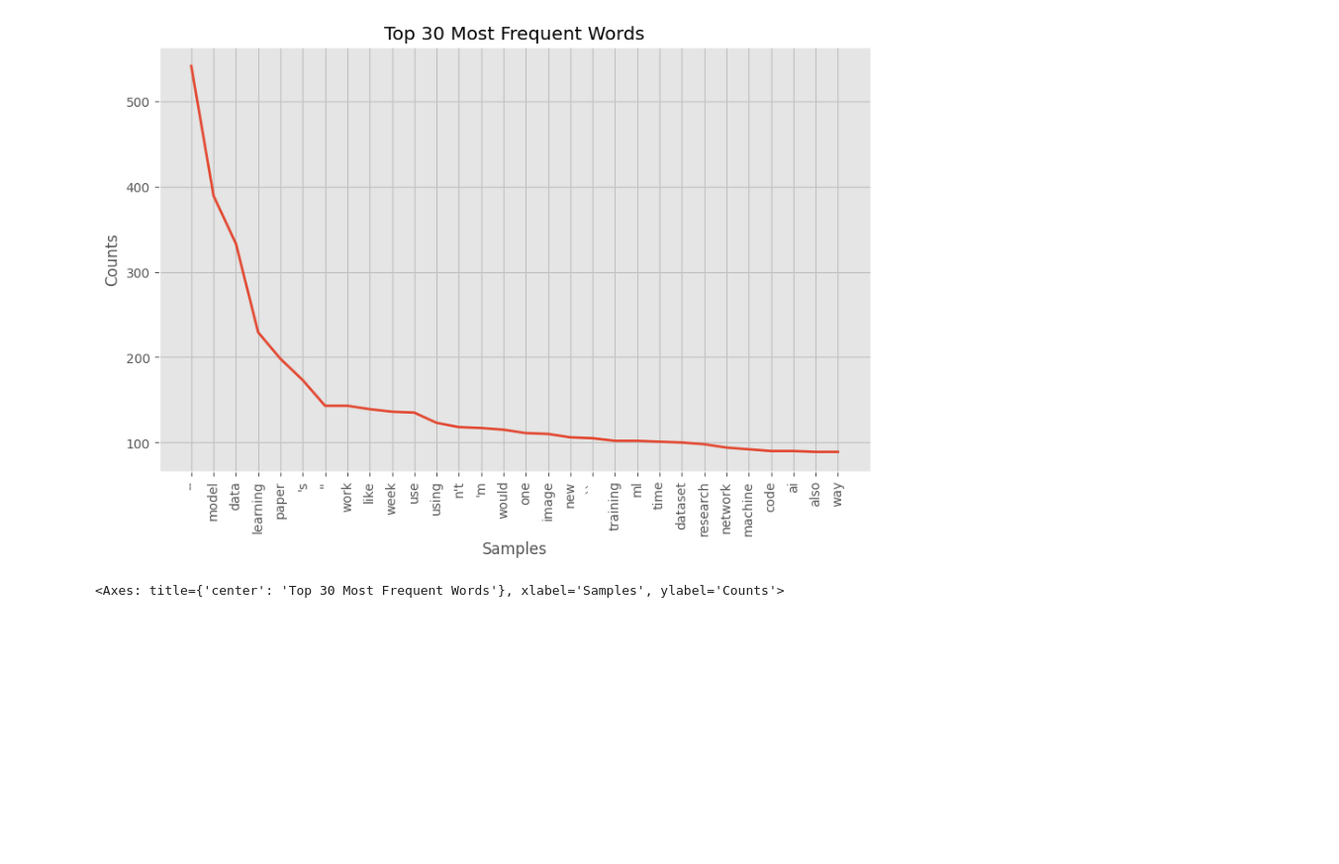
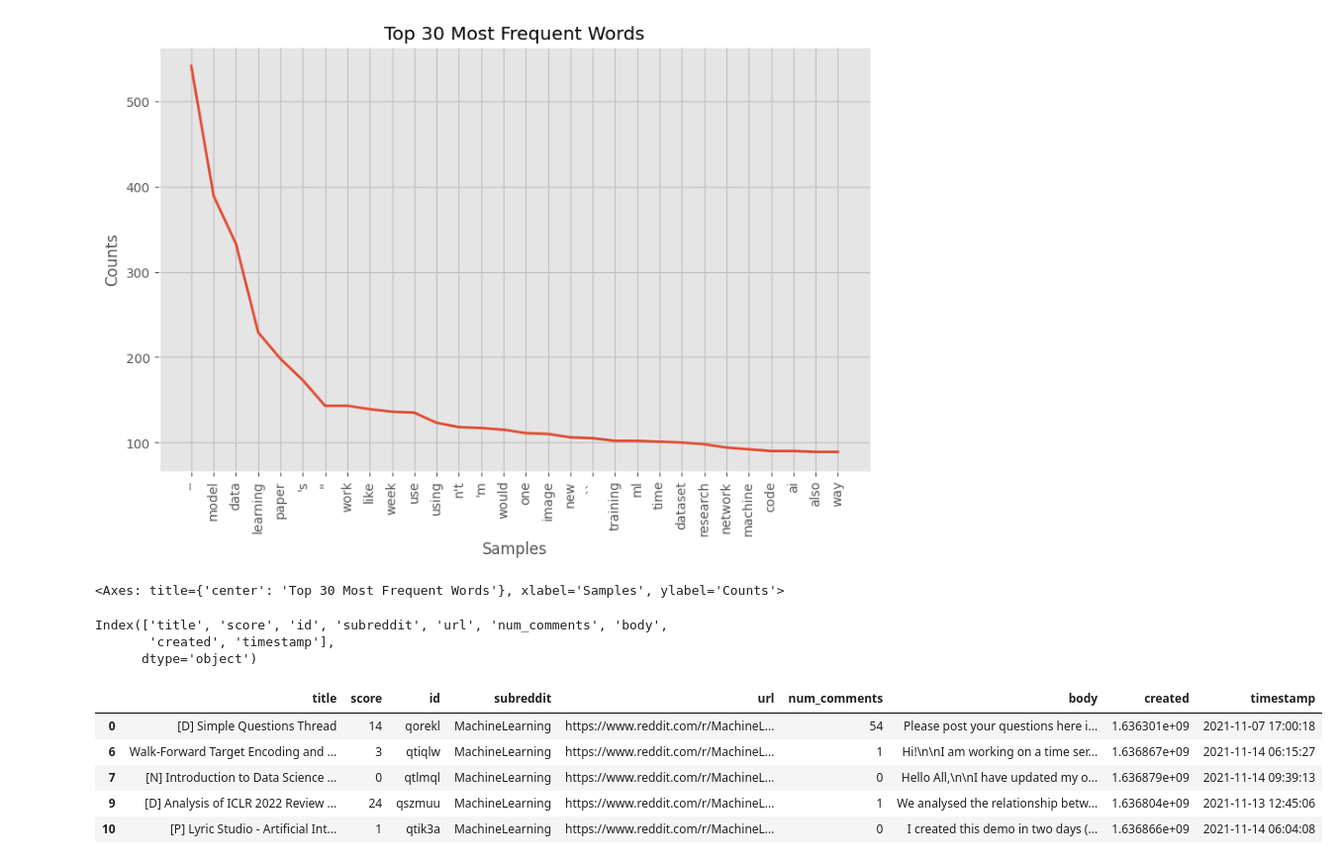
Before and after one commit to fszymanski13/text-mining1, a Jupyter notebook: notebook.ipynb, the cells around one changed output. Shown at 99% size. Drawn from its saved outputs; the diff is of its cells as text; code cells hidden in the pictures; blank space fills up the shorter version.

```diff
--- a/notebook.ipynb
+++ b/notebook.ipynb
@@ -237,0 +257,20 @@ freq_dist.plot(30, cumulative=False)
+# %%
+
+
+# inspect the data
+df.columns
+# %% [output]
+Index(['title', 'score', 'id', 'subreddit', 'url', 'num_comments', 'body',
+       'created', 'timestamp'],
+      dtype='object')
+# %%
+
+
+df.head()
+# %% [output]
+|  | title | score | id | subreddit | url | num_comments | body | created | timestamp |
+| 0 | [D] Simple Questions Thread | 14 | qorekl | MachineLearning | https://www.reddit.com/r/MachineL... | 54 | Please post your questions here i... | 1.636301e+09 | 2021-11-07 17:00:18 |
+| 6 | Walk-Forward Target Encoding and ... | 3 | qtiqlw | MachineLearning | https://www.reddit.com/r/MachineL... | 1 | Hi!\n\nI am working on a time ser... | 1.636867e+09 | 2021-11-14 06:15:27 |
+| 7 | [N] Introduction to Data Science ... | 0 | qtlmql | MachineLearning | https://www.reddit.com/r/MachineL... | 0 | Hello All,\n\nI have updated my o... | 1.636879e+09 | 2021-11-14 09:39:13 |
+| 9 | [D] Analysis of ICLR 2022 Review ... | 24 | qszmuu | MachineLearning | https://www.reddit.com/r/MachineL... | 1 | We analysed the relationship betw... | 1.636804e+09 | 2021-11-13 12:45:06 |
+| 10 | [P] Lyric Studio - Artificial Int... | 1 | qtik3a | MachineLearning | https://www.reddit.com/r/MachineL... | 0 | I created this demo in two days (... | 1.636866e+09 | 2021-11-14 06:04:08 |
```
Also changed, not shown: parts of 23 cells of this notebook.
